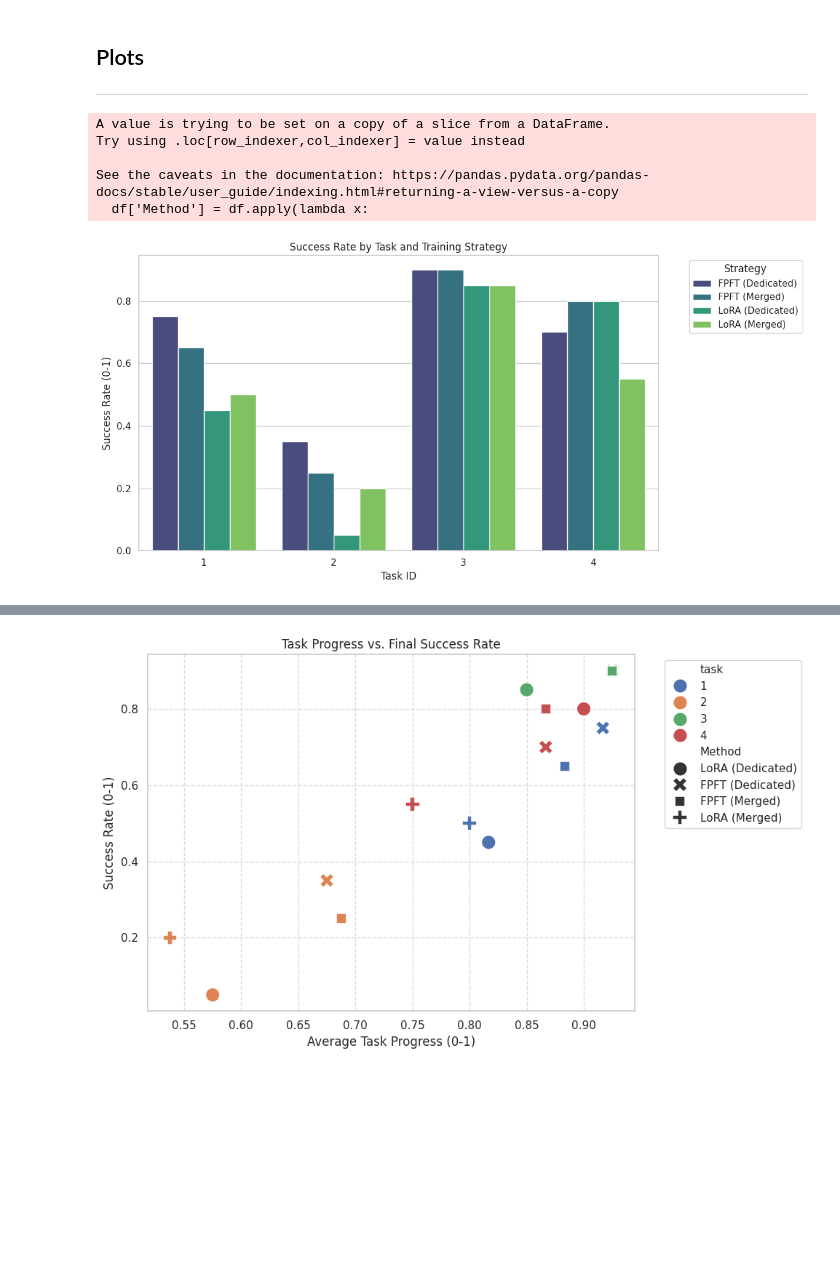
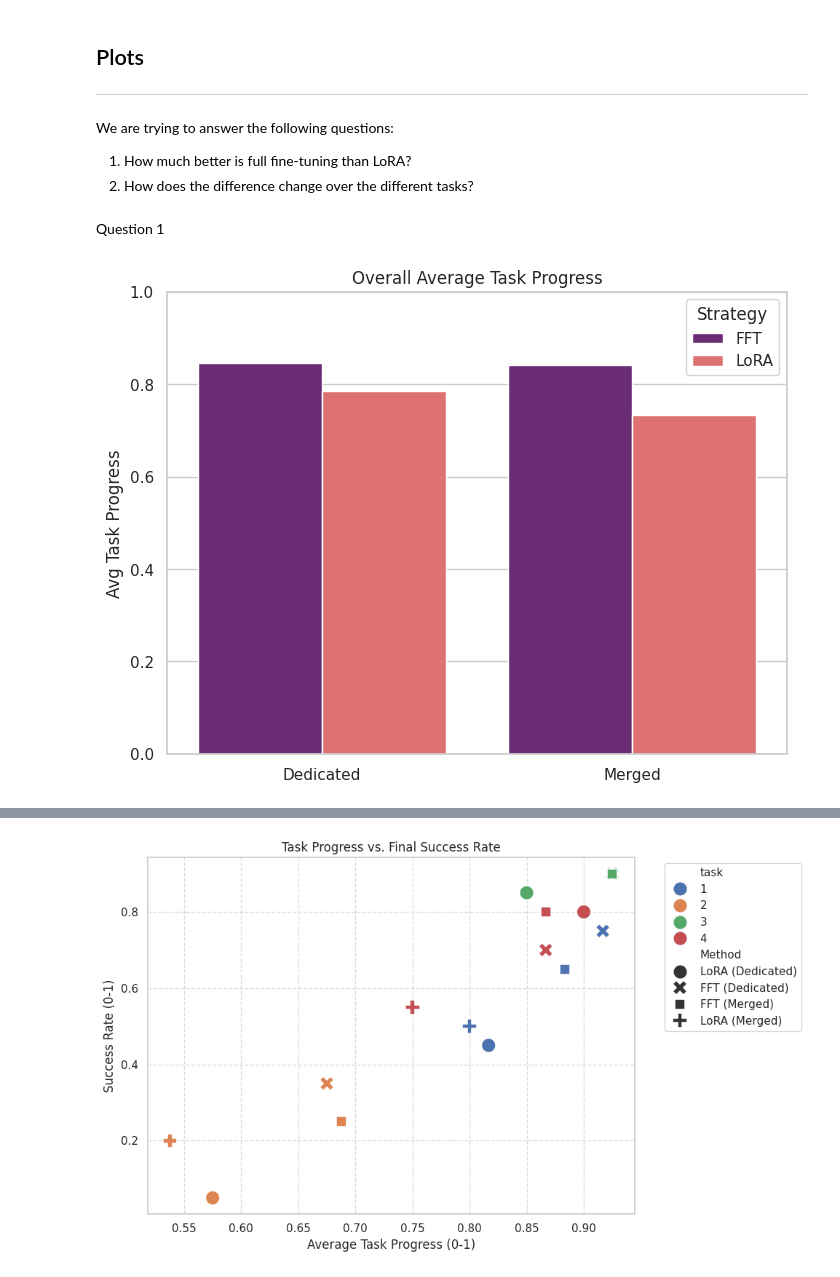
Before and after one commit to F-Fer/lerobot_ur5e_gello, a Jupyter notebook: notebooks/model_performance_analysis.ipynb, the cells around one changed output, grey strips where cells are left out. Drawn from its saved outputs; the diff is of its cells as text; code cells hidden in the pictures; blank space fills up the shorter version.

```diff
--- a/notebooks/model_performance_analysis.ipynb
+++ b/notebooks/model_performance_analysis.ipynb
@@ -109,7 +109,7 @@ df
 *-> Remove the other entries for now.*
 # %%
 filter = (df["merged"] == False) | ((df["merged"] == True) & (((df["lora"] == False) & (df["grad_steps"] == 60_000)) | ((df["lora"] == True) & (df["grad_steps"] == 30_000))))
-df = df[filter]
+df = df[filter].copy()
 df
 # %% [output]
 |  | merged | task | lora | success_rate | avg_task_progress | grad_steps |
@@ -261,37 +261,30 @@ Name: avg_task_progress, dtype: float64
 ## Plots
 
 ---
-# %%
-sns.set_theme(style="whitegrid")
-plt.rcParams.update({'font.size': 12})
-
-# 1. THE MAIN COMPARISON: Success Rate per Task
-# This answers: "Which model is best for which task?"
-plt.figure(figsize=(12, 6))
-# Create a custom 'Method' column for cleaner legends
-df['Method'] = df.apply(lambda x:
-    f"{'LoRA' if x['lora'] else 'FPFT'} ({'Merged' if x['merged'] else 'Dedicated'})", axis=1)
-
-sns.barplot(
-    data=df,
-    x="task",
-    y="success_rate",
-    hue="Method",
-    palette="viridis"
-)
-plt.title("Success Rate by Task and Training Strategy")
-plt.ylabel("Success Rate (0-1)")
-plt.xlabel("Task ID")
-plt.legend(title="Strategy", bbox_to_anchor=(1.05, 1), loc='upper left')
-plt.tight_layout()
-plt.show()
-# %% [output]
-A value is trying to be set on a copy of a slice from a DataFrame.
-Try using .loc[row_indexer,col_indexer] = value instead
-
-See the caveats in the documentation: https://pandas.pydata.org/pandas-docs/stable/user_guide/indexing.html#returning-a-view-versus-a-copy
-  df['Method'] = df.apply(lambda x:
-[figure, removed]
+# %% [markdown]
+We are trying to answer the following questions:
+
+1. How much better is full fine-tuning than LoRA?
+2. How does the difference change over the different tasks?
+# %% [markdown]
+Question 1
+# %%
+plt.figure(figsize=(8, 6))
+# We group by the broad categories for a high-level view
+summary_df = df.groupby(['lora', 'merged'])['avg_task_progress'].mean().reset_index()
+summary_df['Strategy'] = summary_df.apply(lambda x:
+    f"{'LoRA' if x['lora'] else 'FFT'}", axis=1)
+summary_df['Type'] = summary_df.apply(lambda x:
+    f"{'Merged' if x['merged'] else 'Dedicated'}", axis=1)
+
+sns.barplot(data=summary_df, x="Type", y="avg_task_progress", hue="Strategy", palette="magma")
+plt.title("Overall Average Task Progress")
+plt.xlabel("") # Remove x label
+plt.ylabel("Avg Task Progress")
+plt.ylim(0, 1.0)
+plt.show()
+# %% [output]
+[figure, added]
 # %%
 sns.set_theme(style="whitegrid")
 plt.rcParams.update({'font.size': 12})
```
Also changed, not shown: parts of 2 cells of this notebook.
